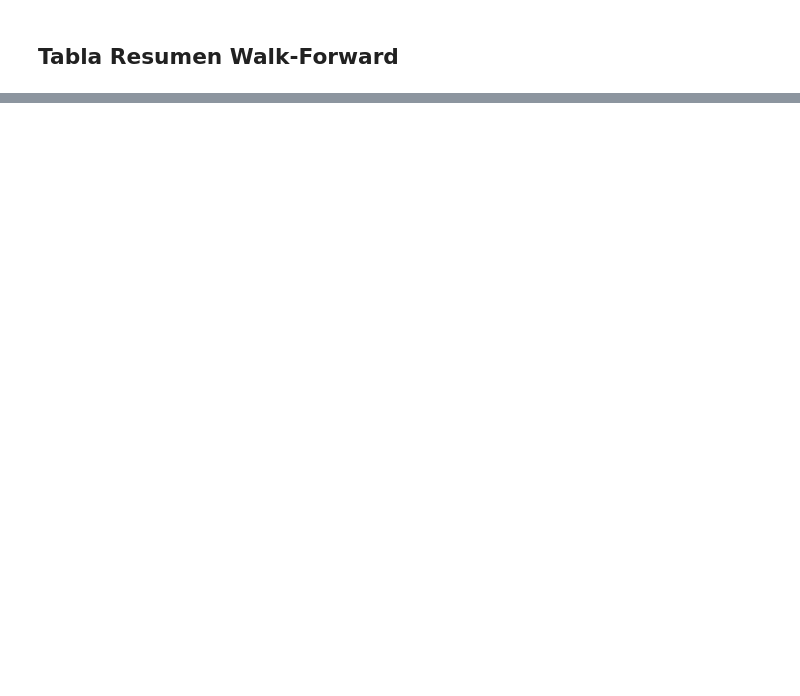
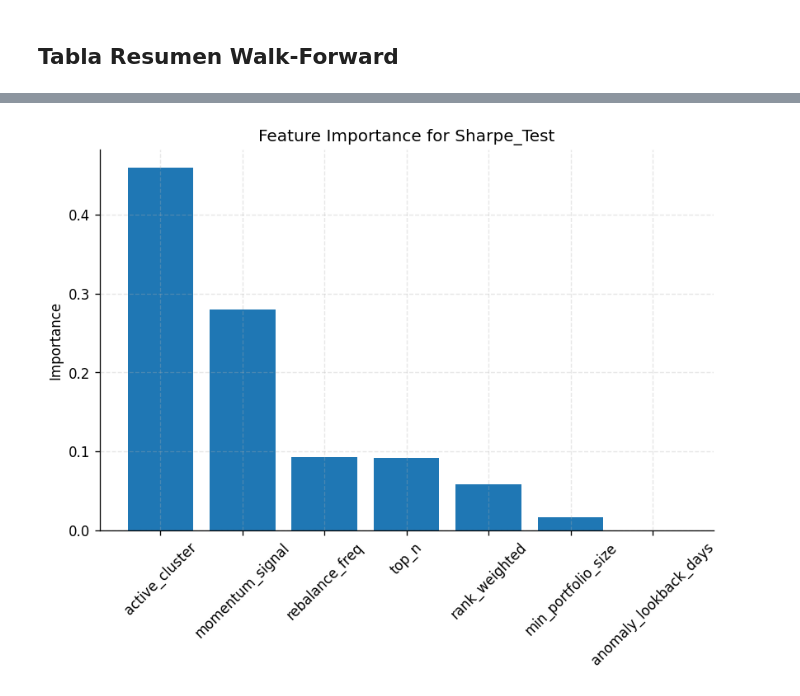
Before and after one commit to marespcue1/hybrid-momentum-anomaly-detection, a Jupyter notebook: notebooks/walk_forward_analysis.ipynb, the cells around one changed output, grey strips where cells are left out. Drawn from its saved outputs; the diff is of its cells as text; code cells hidden in the pictures; blank space fills up the shorter version.

Commit message:
Parameter analysis

```diff
--- a/notebooks/walk_forward_analysis.ipynb
+++ b/notebooks/walk_forward_analysis.ipynb
@@ -215,0 +527,11 @@ Figuras en /workspaces/hybrid-momentum-anomaly-detection/results/figures:
+# %%
+from analysis.parameter_analysis import (
+    compute_feature_importance,
+)
+
+importance_df = compute_feature_importance(
+    df_wf,
+    params,
+)
+
+importance_df
@@ -215,0 +547,17 @@ Figuras en /workspaces/hybrid-momentum-anomaly-detection/results/figures:
+# %%
+plt.figure(figsize=(8,5))
+
+plt.bar(
+    importance_df["Variable"],
+    importance_df["Importance"]
+)
+
+plt.xticks(rotation=45)
+
+plt.ylabel("Importance")
+
+plt.title("Feature Importance for Sharpe_Test")
+
+plt.show()
+# %% [output]
+[figure, added]
```
Also changed, not shown: parts of 23 cells of this notebook, 2 other files.
